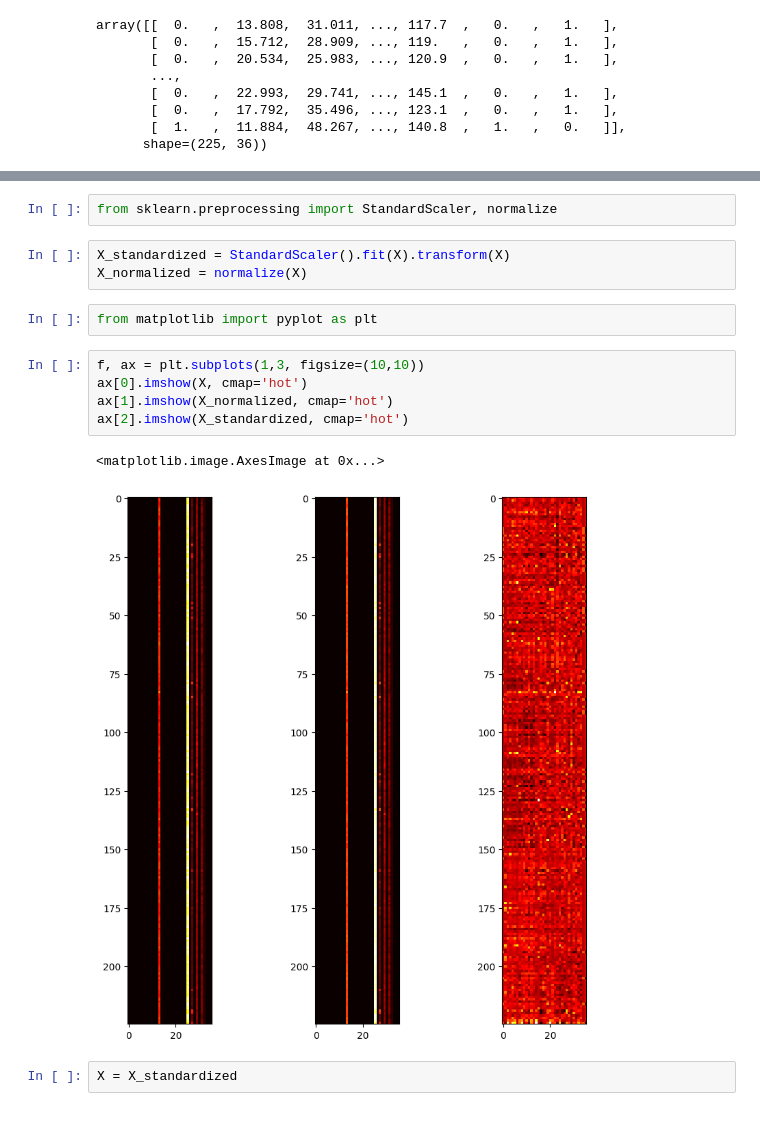
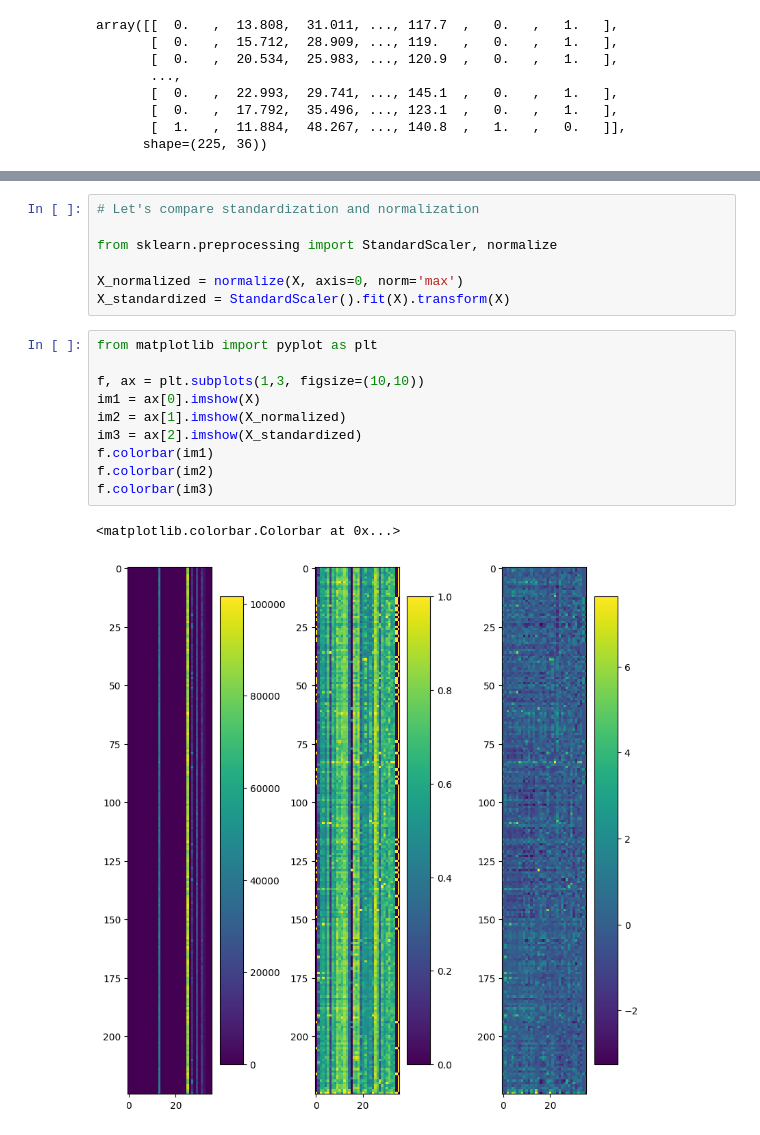
Before and after one commit to EvanEames/MLADCH2526, a Jupyter notebook: week4/ML_Week4.ipynb, the cells around one changed output, grey strips where cells are left out. Saved outputs shown, nothing was run; the diff lists cells and outputs as text.

```diff
--- a/week4/ML_Week4.ipynb
+++ b/week4/ML_Week4.ipynb
@@ -250,20 +258,23 @@ array([[  0.   ,  13.808,  31.011, ..., 117.7  ,   0.   ,   1.   ],
 <img src="Standardization.avif" width="500"/>
 </div>
 Source: https://www.datacamp.com/tutorial/normalization-vs-standardization
-# %%
-from sklearn.preprocessing import StandardScaler, normalize
-# %%
-X_standardized = StandardScaler().fit(X).transform(X)
-X_normalized = normalize(X)
-# %%
-from matplotlib import pyplot as plt
+# %%
+# Let's compare standardization and normalization
+
+from sklearn.preprocessing import StandardScaler, normalize
+
+X_normalized = normalize(X, axis=0, norm='max')
+X_standardized = StandardScaler().fit(X).transform(X)
 # %%
+from matplotlib import pyplot as plt
+
 f, ax = plt.subplots(1,3, figsize=(10,10))
-ax[0].imshow(X, cmap='hot')
-ax[1].imshow(X_normalized, cmap='hot')
-ax[2].imshow(X_standardized, cmap='hot')
+im1 = ax[0].imshow(X)
+im2 = ax[1].imshow(X_normalized)
+im3 = ax[2].imshow(X_standardized)
+f.colorbar(im1)
+f.colorbar(im2)
+f.colorbar(im3)
 # %% [output]
-<matplotlib.image.AxesImage at 0x...>
+<matplotlib.colorbar.Colorbar at 0x...>
-[figure, old version]
+[figure, new version]
-# %%
-X = X_standardized
```
Also changed, not shown: parts of 30 cells of this notebook, 2 other files.
